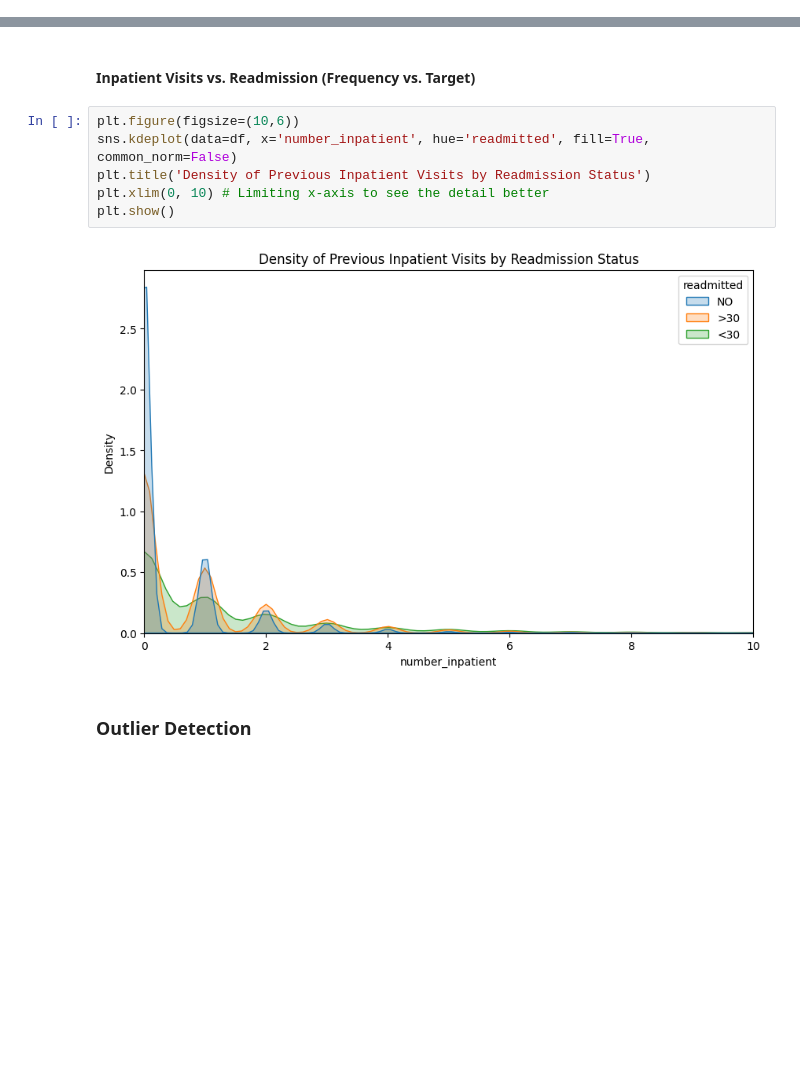
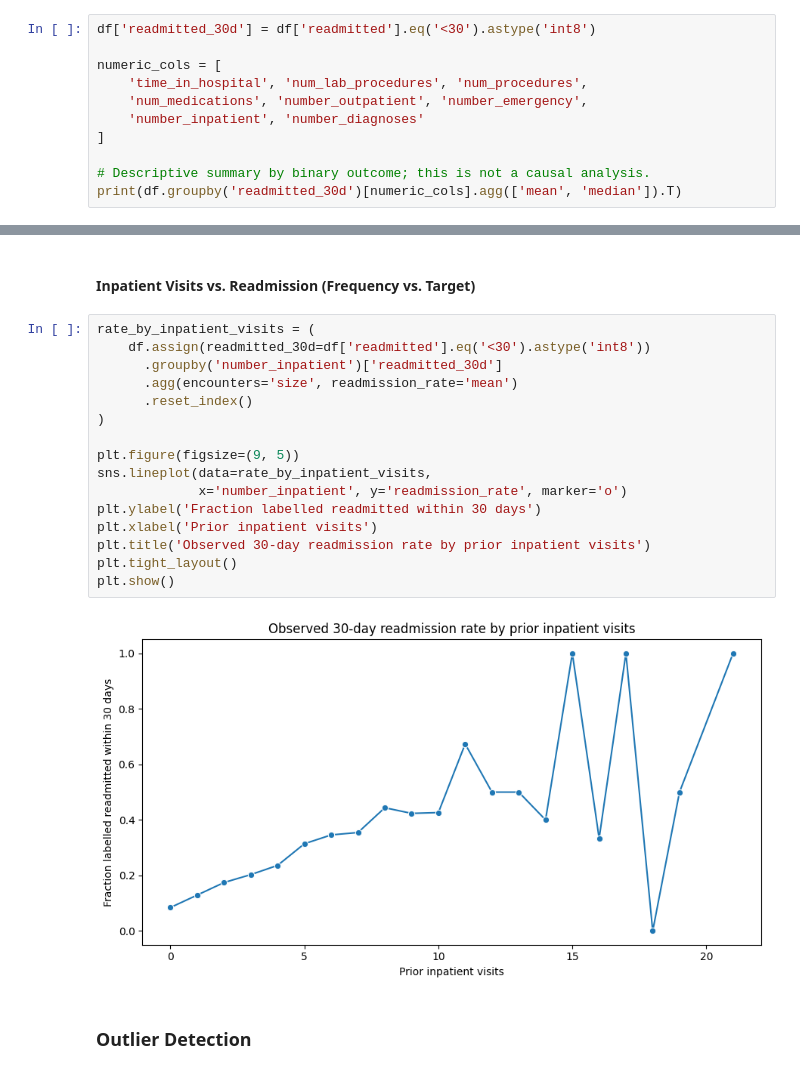
Before and after one commit to Dharm2005/diabetes-readmission-prediction-ml, a Jupyter notebook: Notebooks/03_eda.ipynb, the cells around one changed output, grey strips where cells are left out. Cells and saved outputs as stored; diff of their text form; blank space fills up the shorter version.

Commit message:
Update diabetes readmission research pipeline

```diff
--- a/Notebooks/03_eda.ipynb
+++ b/Notebooks/03_eda.ipynb
@@ -111,0 +117,11 @@ Passing `palette` without assigning `hue` is deprecated and will be removed in v
+# %%
+df['readmitted_30d'] = df['readmitted'].eq('<30').astype('int8')
+
+numeric_cols = [
+    'time_in_hospital', 'num_lab_procedures', 'num_procedures',
+    'num_medications', 'number_outpatient', 'number_emergency',
+    'number_inpatient', 'number_diagnoses'
+]
+
+# Descriptive summary by binary outcome; this is not a causal analysis.
+print(df.groupby('readmitted_30d')[numeric_cols].agg(['mean', 'median']).T)
@@ -1087,13 +1149,23 @@ Passing `palette` without assigning `hue` is deprecated and will be removed in v
 # %% [markdown]
 #### Inpatient Visits vs. Readmission (Frequency vs. Target)
 # %%
-plt.figure(figsize=(10,6))
-sns.kdeplot(data=df, x='number_inpatient', hue='readmitted', fill=True, common_norm=False)
-plt.title('Density of Previous Inpatient Visits by Readmission Status')
-plt.xlim(0, 10) # Limiting x-axis to see the detail better
+rate_by_inpatient_visits = (
+    df.assign(readmitted_30d=df['readmitted'].eq('<30').astype('int8'))
+      .groupby('number_inpatient')['readmitted_30d']
+      .agg(encounters='size', readmission_rate='mean')
+      .reset_index()
+)
+
+plt.figure(figsize=(9, 5))
+sns.lineplot(data=rate_by_inpatient_visits,
+             x='number_inpatient', y='readmission_rate', marker='o')
+plt.ylabel('Fraction labelled readmitted within 30 days')
+plt.xlabel('Prior inpatient visits')
+plt.title('Observed 30-day readmission rate by prior inpatient visits')
+plt.tight_layout()
 plt.show()
 # %% [output]
-[figure, old version]
+[figure, new version]
 # %% [markdown]
 ### Outlier Detection
 # %%
```
Also changed, not shown: parts of 55 cells of this notebook, 11 other files.
